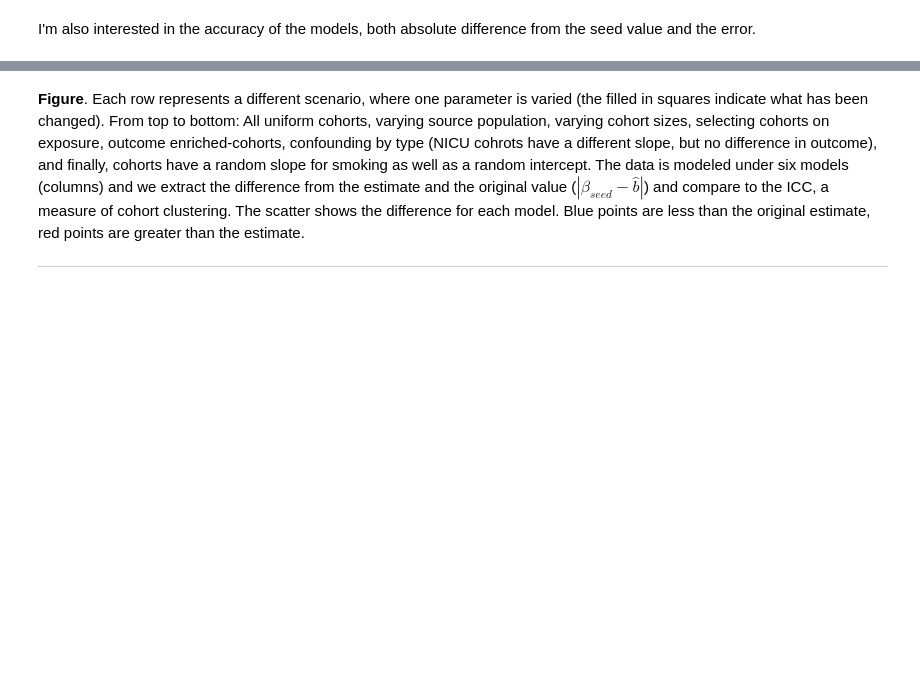
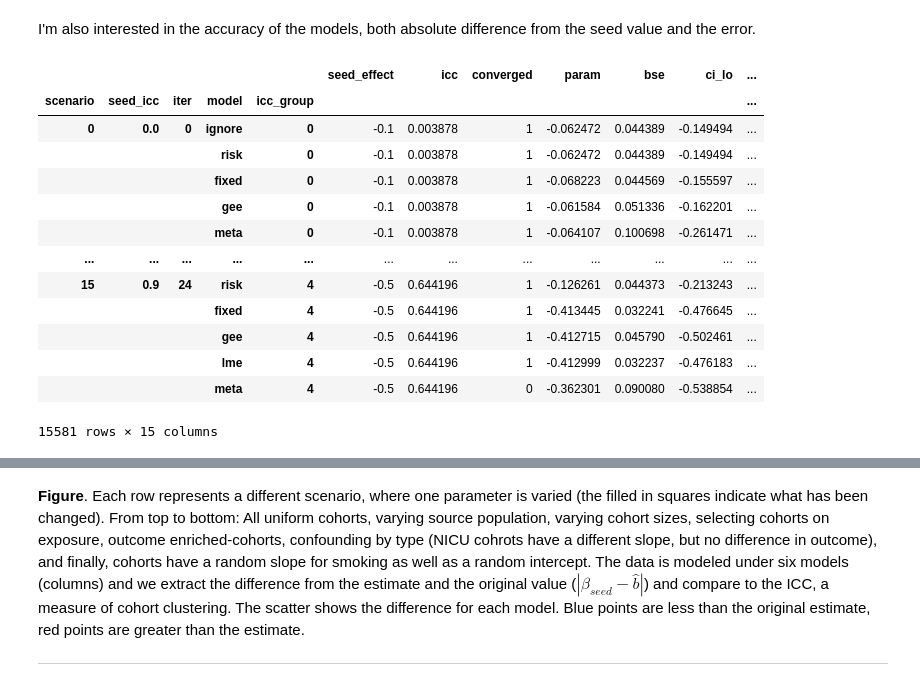
Before and after one commit to jwdebelius/theseus-autopsy, a Jupyter notebook: ipynb/Simulations.ipynb, the cells around one changed output, grey strips where cells are left out. Drawn from its saved outputs; the diff is of its cells as text; code cells hidden in the pictures; blank space fills up the shorter version.

```diff
--- a/ipynb/Simulations.ipynb
+++ b/ipynb/Simulations.ipynb
@@ -1908,6 +1961,23 @@ wval_bse_1 = wval_bse_1.loc[wpar_bse_0.index, wpar_bse_0.columns]
 ### Accuracy
 # %% [markdown]
 I'm also interested in the accuracy of the models, both absolute difference from the seed value and the error.
+# %%
+uniform_params
+# %% [output]
+|  |  |  |  |  | seed_effect | icc | converged | param | bse | ci_lo | ... |
+| scenario | seed_icc | iter | model | icc_group |  |  |  |  |  |  | ... |
+| 0 | 0.0 | 0 | ignore | 0 | -0.1 | 0.003878 | 1 | -0.062472 | 0.044389 | -0.149494 | ... |
+|  |  |  | risk | 0 | -0.1 | 0.003878 | 1 | -0.062472 | 0.044389 | -0.149494 | ... |
+|  |  |  | fixed | 0 | -0.1 | 0.003878 | 1 | -0.068223 | 0.044569 | -0.155597 | ... |
+|  |  |  | gee | 0 | -0.1 | 0.003878 | 1 | -0.061584 | 0.051336 | -0.162201 | ... |
+|  |  |  | meta | 0 | -0.1 | 0.003878 | 1 | -0.064107 | 0.100698 | -0.261471 | ... |
+| ... | ... | ... | ... | ... | ... | ... | ... | ... | ... | ... | ... |
+| 15 | 0.9 | 24 | risk | 4 | -0.5 | 0.644196 | 1 | -0.126261 | 0.044373 | -0.213243 | ... |
+|  |  |  | fixed | 4 | -0.5 | 0.644196 | 1 | -0.413445 | 0.032241 | -0.476645 | ... |
+|  |  |  | gee | 4 | -0.5 | 0.644196 | 1 | -0.412715 | 0.045790 | -0.502461 | ... |
+|  |  |  | lme | 4 | -0.5 | 0.644196 | 1 | -0.412999 | 0.032237 | -0.476183 | ... |
+|  |  |  | meta | 4 | -0.5 | 0.644196 | 0 | -0.362301 | 0.090080 | -0.538854 | ... |
+15581 rows × 15 columns
 # %%
 fig = plt.figure(dpi=150, constrained_layout=0, figsize=(6, 4.5))
 gs = fig.add_gridspec(6, 7, wspace=0.01, hspace=0.01)
```
Also changed, not shown: parts of 17 cells of this notebook.
